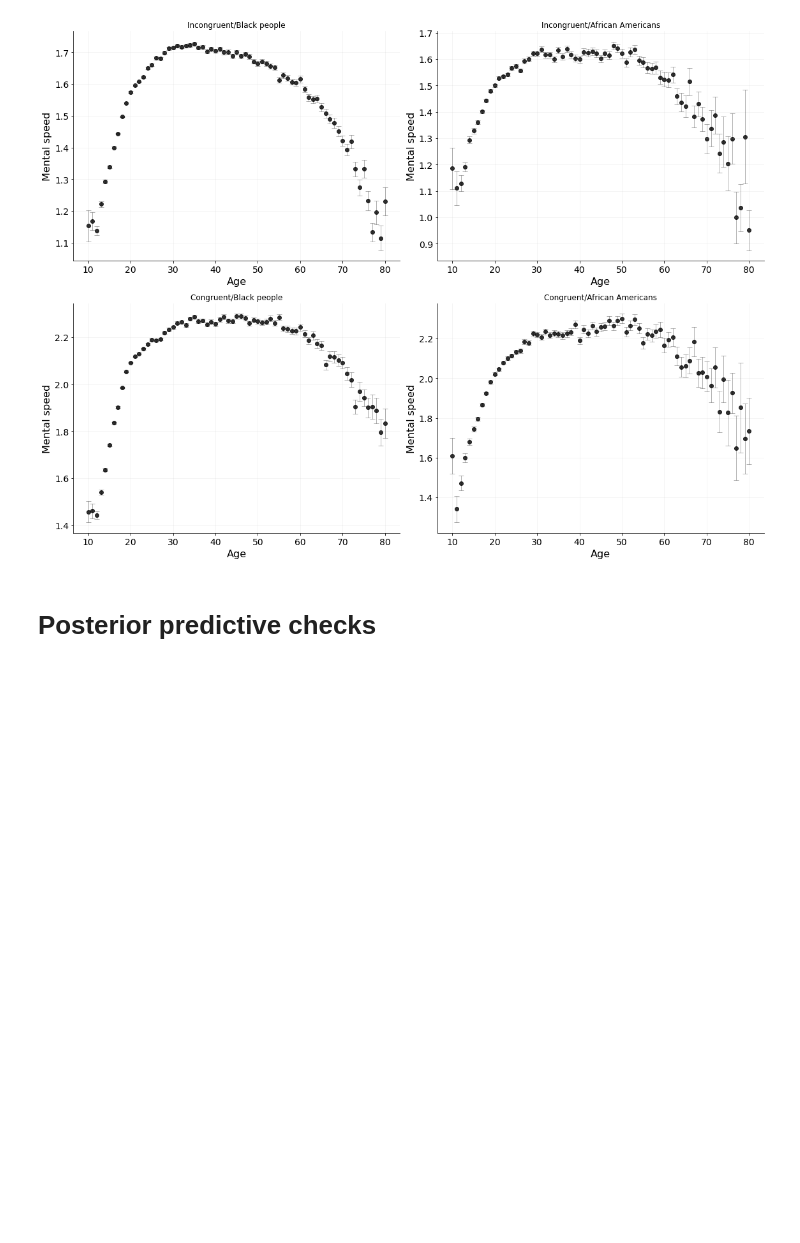
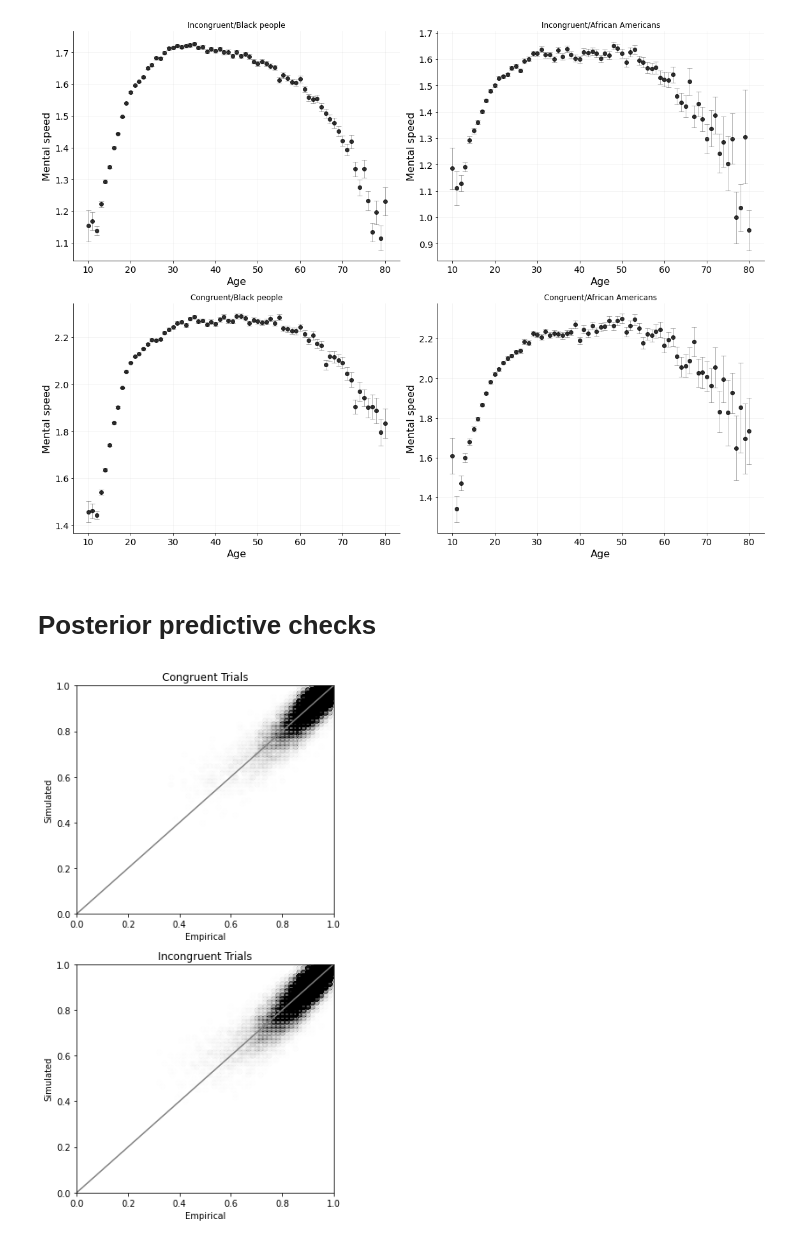
Before and after one commit to stefanradev93/DataSizeMatters, a Jupyter notebook: IAT_GroupPlots_PPCPlots.ipynb, the cells around one changed output. Saved outputs shown, nothing was run; the diff lists cells and outputs as text; code cells hidden in the pictures; blank space fills up the shorter version.

```diff
--- a/IAT_GroupPlots_PPCPlots.ipynb
+++ b/IAT_GroupPlots_PPCPlots.ipynb
@@ -540,2 +597,27 @@ empsim_quantiles=np.c_[emp_q25_c, emp_q50_c, emp_q75_c, sim_q25_c,sim_q50_c, sim
+# %%
+# Accuracy PPC Figure
+fig, (ax1, ax2) = plt.subplots(2, 1,figsize=(5,9))
+
+#fig.suptitle('Accuracy (proportion of correct responses)')
+
+ax1.scatter(empsim_quantiles[:,24], empsim_quantiles[:,25], marker='o', color='black', alpha =.005)
+ax1.set(xlabel="Empirical", ylabel="Simulated")
+ax1.set_title('Congruent Trials')
+ax1.set_xlim(0, 1)
+ax1.set_ylim(0, 1)
+ax1.plot([0, 1], [0, 1], color='grey')
+
+ax2.scatter(empsim_quantiles[:,26], empsim_quantiles[:,27], marker='o', color='black', alpha =.005)
+ax2.set(xlabel="Empirical", ylabel="Simulated")
+ax2.set_title('Incongruent Trials')
+ax2.set_xlim(0, 1)
+ax2.set_ylim(0, 1)
+ax2.plot([0, 1], [0, 1], color='grey')
+
+fig.tight_layout()
+
+fig.savefig('PPC_accuray.png', dpi=300)
+# %% [output]
+[figure, added]
 # %%
 # Correct RT PPC Figure
```
Also changed, not shown: parts of 8 cells of this notebook, 7 other files.
